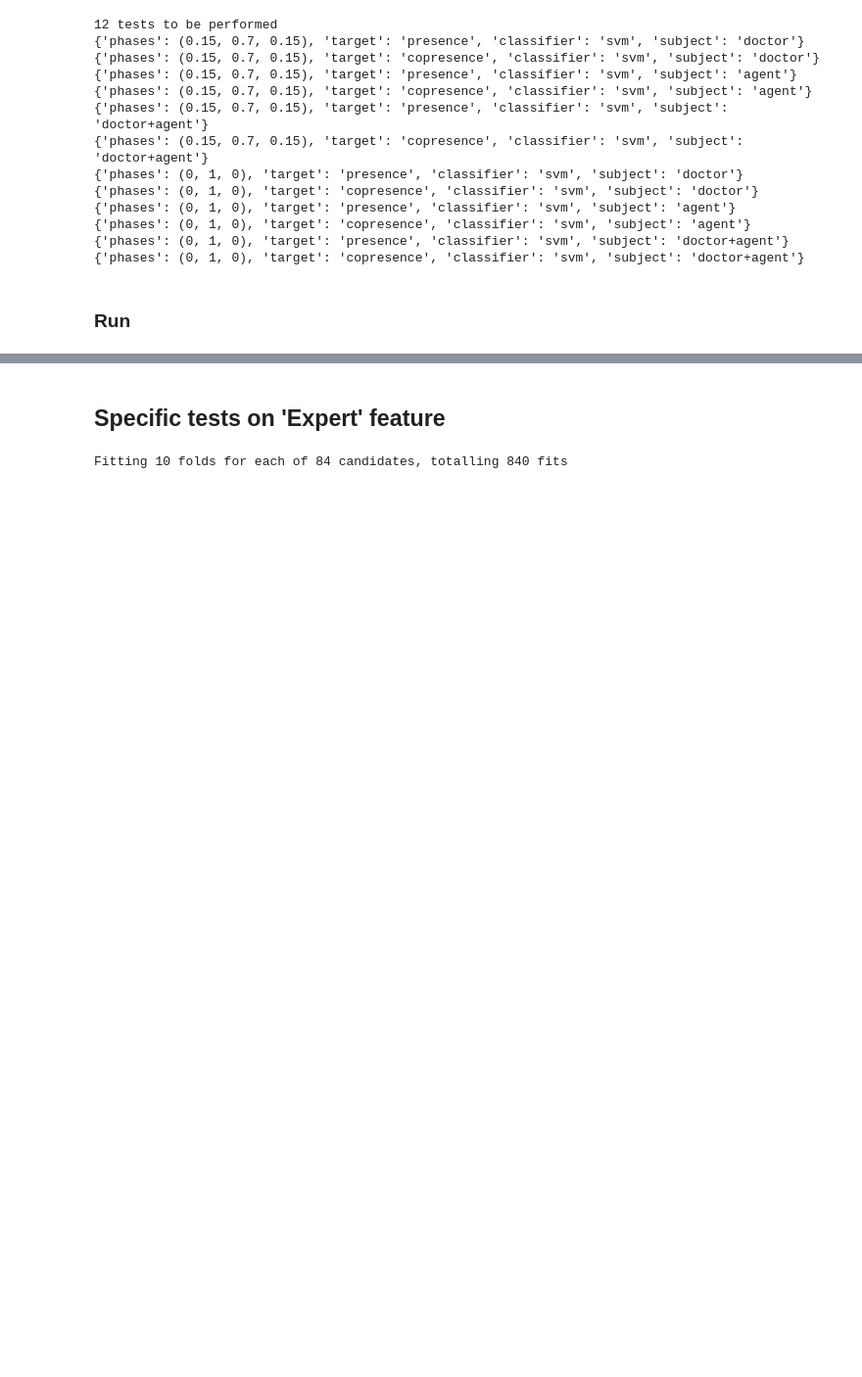
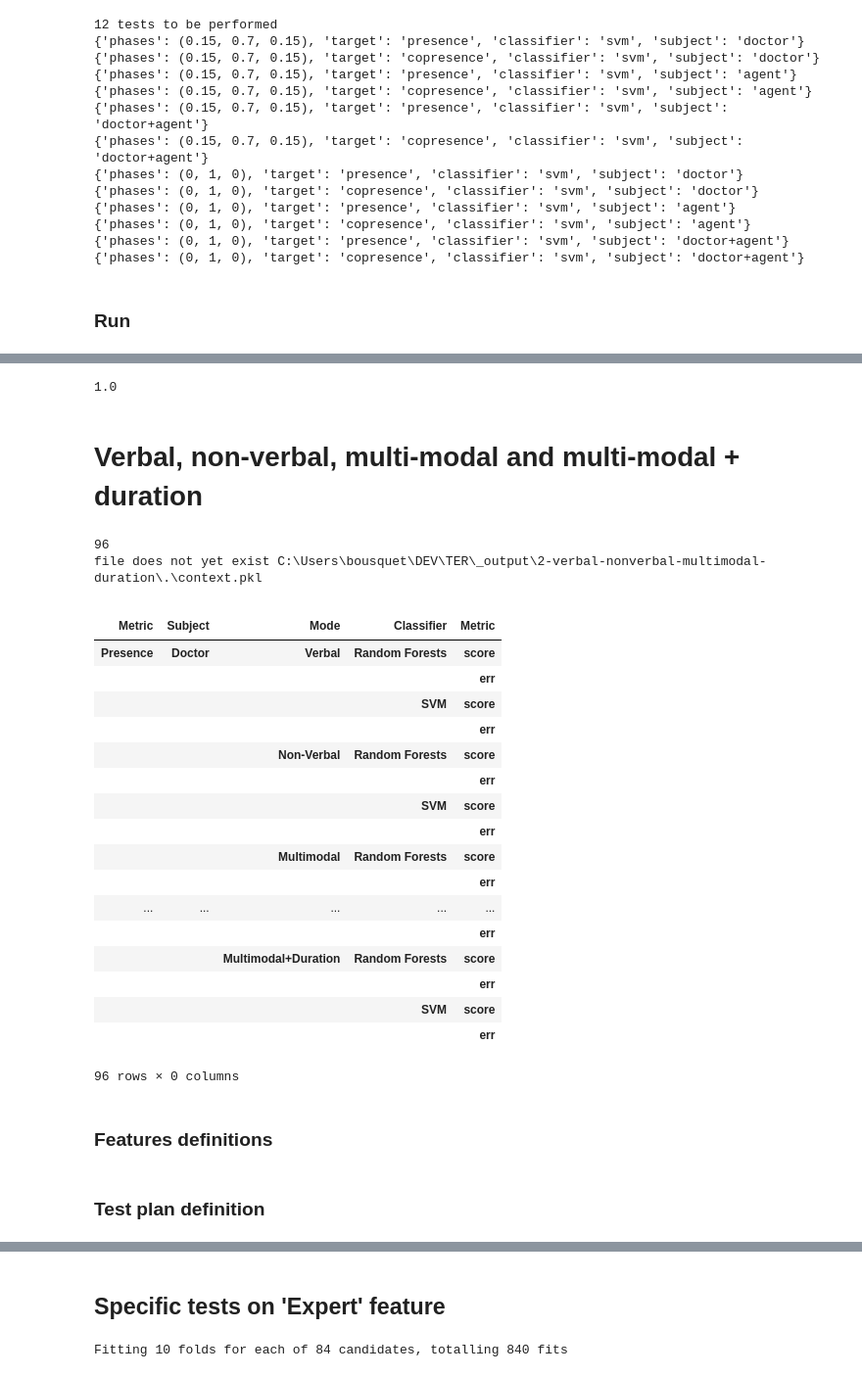
Before and after one commit to jbousque/predictionPresence, a Jupyter notebook: src/Learn.ipynb, the cells around one changed output, grey strips where cells are left out. Shown at 98% size. Drawn from its saved outputs; the diff is of its cells as text; code cells hidden in the pictures; blank space fills up the shorter version.

```diff
--- a/src/Learn.ipynb
+++ b/src/Learn.ipynb
@@ -753,0 +862,65 @@ rdf
+# %%
+clf.fit(X,y)
+print(clf.score(X, y))
+# %% [output]
+1.0
+# %% [markdown]
+# Verbal, non-verbal, multi-modal and multi-modal + duration
+# %%
+# prepare results dataframes
+
+dh = DataHandler('2-verbal-nonverbal-multimodal-duration')
+
+scores_df_index = [['Presence', 'Co-Presence'],
+             ['Doctor', 'Agent', 'Doctor+Agent'],
+             ['Verbal', 'Non-Verbal', 'Multimodal', 'Multimodal+Duration'],
+             ['Random Forests', 'SVM'],
+             ['score', 'err']
+            ]
+scores_df_multiindex = pd.MultiIndex.from_product(scores_df_index,
+                                                  names=['Metric', 'Subject', 'Mode', 'Classifier', 'Metric'])
+
+scores_df = dh.load_obj('results', 'scores')
+print(len(scores_df_multiindex.to_flat_index()))
+if scores_df is None:
+    scores_df = pd.DataFrame(index=scores_df_multiindex)
+    #scores_df = pd.DataFrame(np.zeros((len(scores_df_multiindex.to_flat_index()),4)),
+    #                         index=scores_df_multiindex,
+    #                         columns=scores_df_columns)
+    #scores_df['params'] = scores_df['params'].apply(str)
+    #scores_df['params'] = ''
+    dh.save_obj(scores_df, 'results', 'scores')
+
+
+context_df = dh.load_obj('.', 'context')
+if context_df is None:
+    context_df = pd.DataFrame(index=scores_df_multiindex)
+    context_df['Best Params'] = ''
+    context_df['Best Params'] = context_df['Best Params'].apply(str)
+    dh.save_obj(params_df, '.', 'context')
+
+scores_df
+# %% [output]
+96
+file does not yet exist C:\Users\bousquet\DEV\TER\_output\2-verbal-nonverbal-multimodal-duration\.\context.pkl
+|  |  |  |  |  |
+| Metric | Subject | Mode | Classifier | Metric |
+| Presence | Doctor | Verbal | Random Forests | score |
+|  |  |  |  | err |
+|  |  |  | SVM | score |
+|  |  |  |  | err |
+|  |  | Non-Verbal | Random Forests | score |
+|  |  |  |  | err |
+|  |  |  | SVM | score |
+|  |  |  |  | err |
+|  |  | Multimodal | Random Forests | score |
+|  |  |  |  | err |
+| ... | ... | ... | ... | ... |
+|  |  |  |  | err |
+|  |  | Multimodal+Duration | Random Forests | score |
+|  |  |  |  | err |
+|  |  |  | SVM | score |
+|  |  |  |  | err |
+96 rows × 0 columns
+# %% [markdown]
+### Features definitions
@@ -753,0 +951,2 @@ rdf
+# %% [markdown]
+### Test plan definition
```
Also changed, not shown: parts of 19 cells of this notebook.
